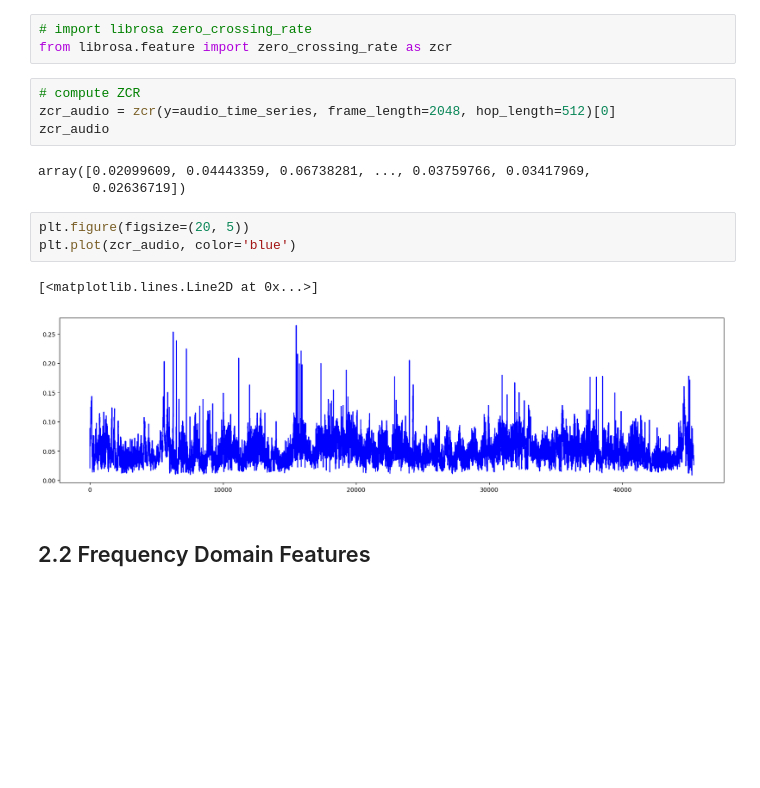
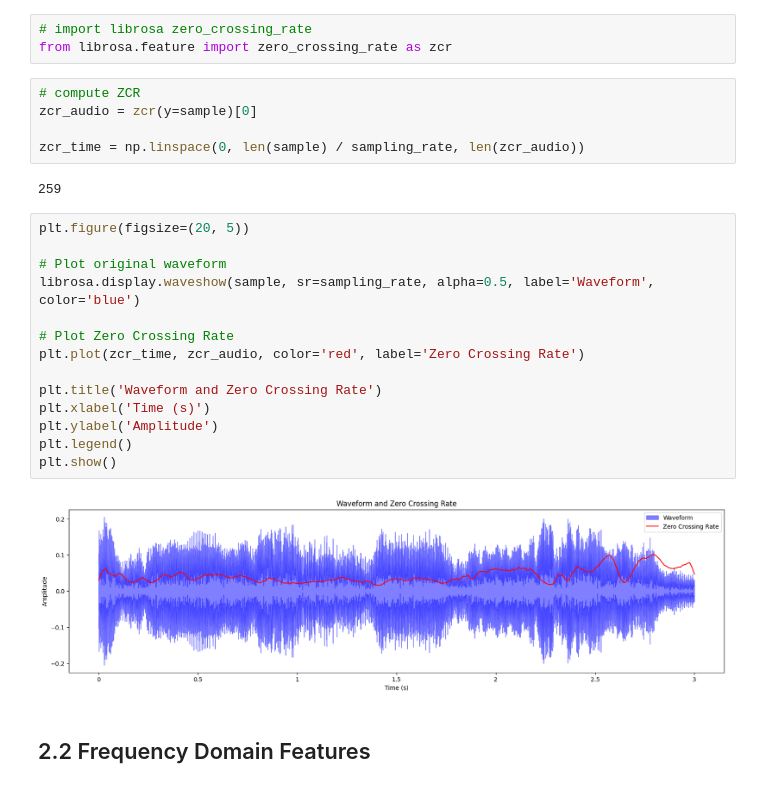
Before and after one commit to pdpau/Raga-Bhairavi-Pattern-Identification, a Jupyter notebook: code/notebooks/characterization/feature_extraction_modified.ipynb, the cells around one changed output. Drawn from its saved outputs; the diff is of its cells as text; blank space fills up the shorter version.

```diff
--- a/code/notebooks/characterization/feature_extraction_modified.ipynb
+++ b/code/notebooks/characterization/feature_extraction_modified.ipynb
@@ -184,17 +190,27 @@ The `librosa` library provides an implementaton at `librosa.feature.zero_crossin
 from librosa.feature import zero_crossing_rate as zcr
 # %%
 # compute ZCR
-zcr_audio = zcr(y=audio_time_series, frame_length=2048, hop_length=512)[0]
-zcr_audio
+zcr_audio = zcr(y=sample)[0]
+
+zcr_time = np.linspace(0, len(sample) / sampling_rate, len(zcr_audio))
 # %% [output]
-array([0.02099609, 0.04443359, 0.06738281, ..., 0.03759766, 0.03417969,
-       0.02636719])
+259
 # %%
 plt.figure(figsize=(20, 5))
-plt.plot(zcr_audio, color='blue')
+
+# Plot original waveform
+librosa.display.waveshow(sample, sr=sampling_rate, alpha=0.5, label='Waveform', color='blue')
+
+# Plot Zero Crossing Rate
+plt.plot(zcr_time, zcr_audio, color='red', label='Zero Crossing Rate')
+
+plt.title('Waveform and Zero Crossing Rate')
+plt.xlabel('Time (s)')
+plt.ylabel('Amplitude')
+plt.legend()
+plt.show()
 # %% [output]
-[<matplotlib.lines.Line2D at 0x...>]
-[figure, old version]
+[figure, new version]
 # %% [markdown]
 ## 2.2 Frequency Domain Features
 # %% [markdown]
```
Also changed, not shown: parts of 6 cells of this notebook.
